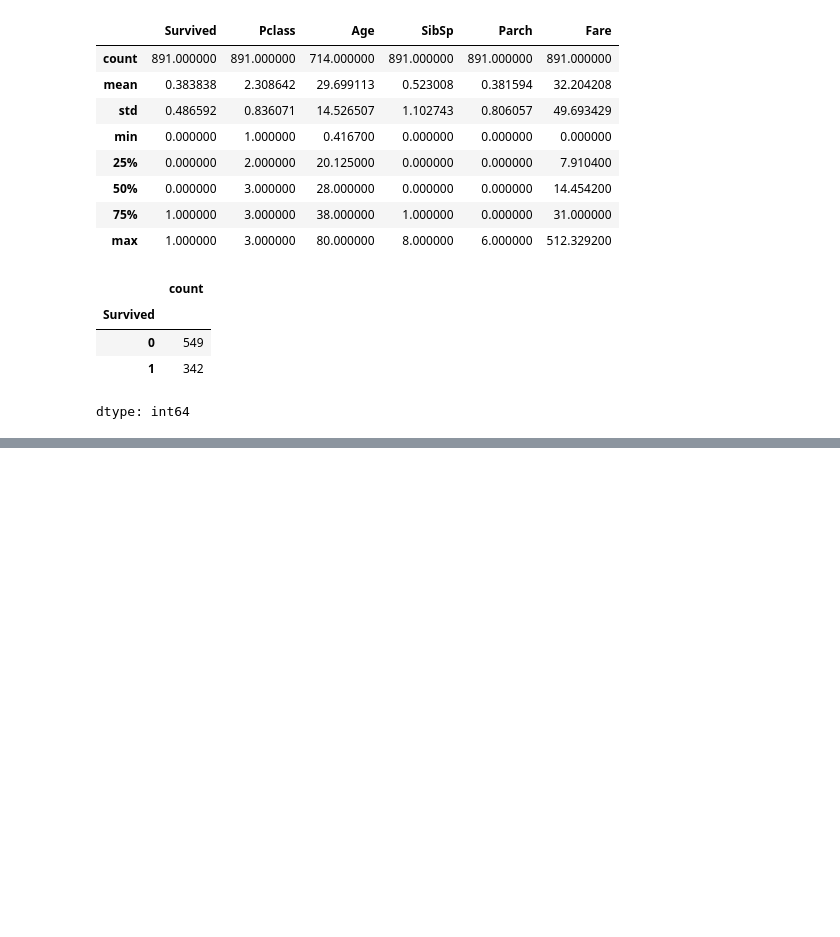
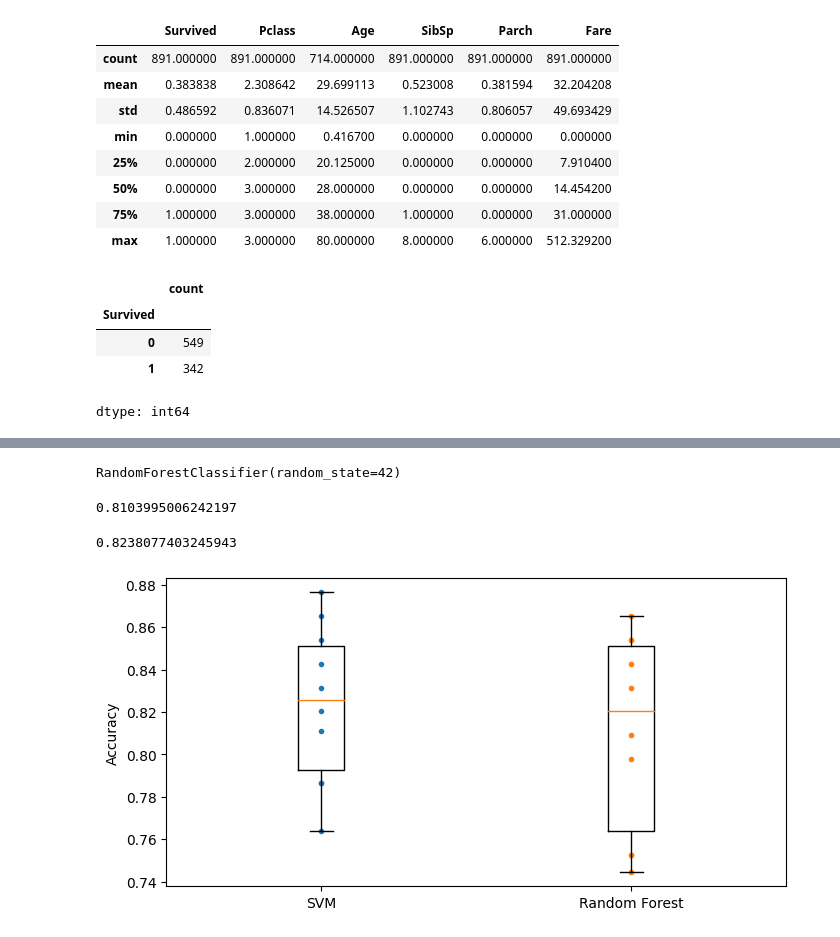
Before and after one commit to nanaagyei/hands-on-ml, a Jupyter notebook: Chapter3_exercise.ipynb, the cells around one changed output, grey strips where cells are left out. Drawn from its saved outputs; the diff is of its cells as text; code cells hidden in the pictures; blank space fills up the shorter version.

```diff
--- a/Chapter3_exercise.ipynb
+++ b/Chapter3_exercise.ipynb
@@ -200,0 +256,9 @@ dtype: int64
+# %%
+y_train = train_data["Survived"]
+# %%
+from sklearn.ensemble import RandomForestClassifier
+
+forest_clf = RandomForestClassifier(random_state=42)
+forest_clf.fit(X_train, y_train)
+# %% [output]
+RandomForestClassifier(random_state=42)
@@ -200,0 +268,24 @@ dtype: int64
+# %%
+from sklearn.model_selection import cross_val_score
+
+forest_score = cross_val_score(forest_clf, X_train, y_train, cv=10)
+forest_score.mean()
+# %% [output]
+0.8103995006242197
+# %%
+from sklearn.svm import SVC
+
+svm_clf = SVC(gamma="auto")
+svm_clf_score = cross_val_score(svm_clf, X_train, y_train, cv=10)
+svm_clf_score.mean()
+# %% [output]
+0.8238077403245943
+# %%
+plt.figure(figsize=(8, 4))
+plt.plot([1]*10, svm_clf_score, ".")
+plt.plot([2]*10, forest_score, ".")
+plt.boxplot([svm_clf_score, forest_score], labels=("SVM", "Random Forest"))
+plt.ylabel("Accuracy")
+plt.show()
+# %% [output]
+[figure, added]
```
Also changed, not shown: parts of 26 cells of this notebook.
